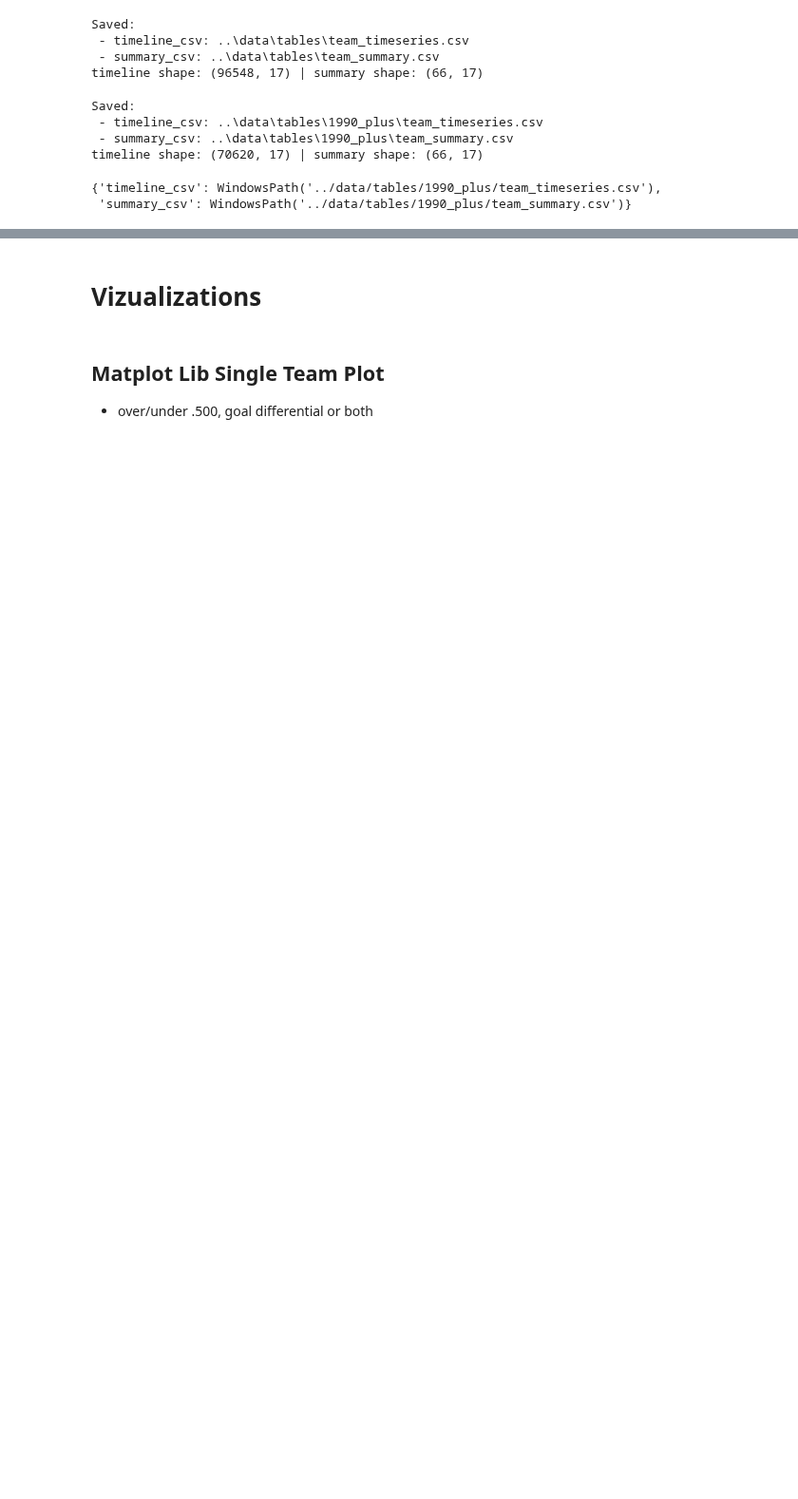
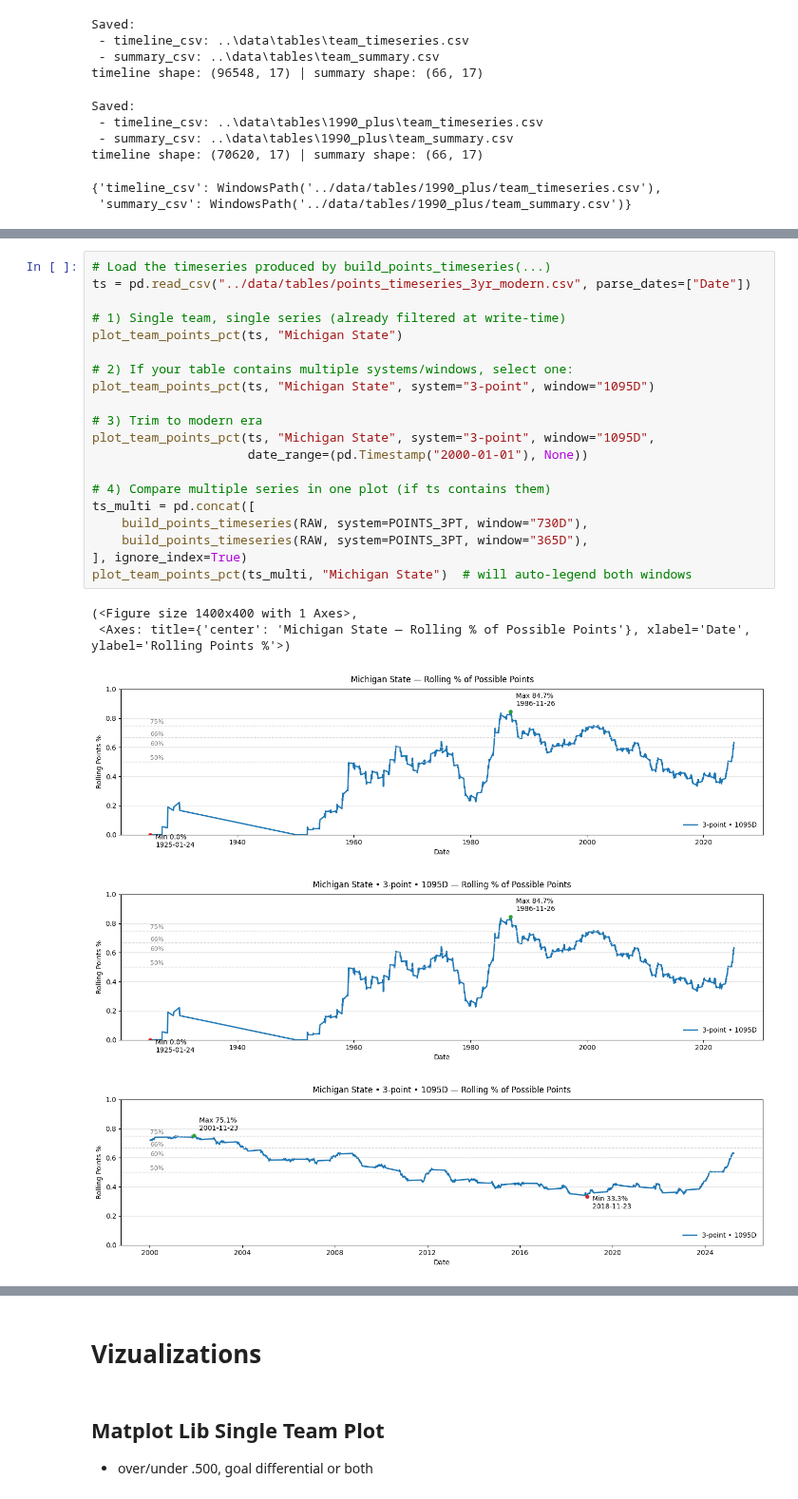
Before and after one commit to JSmith1826/college_hockey_2526, a Jupyter notebook: workbook/cumlative_all_time_records.ipynb, the cells around one changed output, grey strips where cells are left out. Shown at 95% size. Cells and saved outputs as stored; diff of their text form; blank space fills up the shorter version.

Commit message:
pre changes to changes to add rolling percentage portion

```diff
--- a/workbook/cumlative_all_time_records.ipynb
+++ b/workbook/cumlative_all_time_records.ipynb
@@ -440,0 +879,26 @@ timeline shape: (70620, 17) | summary shape: (66, 17)
+# %%
+# Load the timeseries produced by build_points_timeseries(...)
+ts = pd.read_csv("../data/tables/points_timeseries_3yr_modern.csv", parse_dates=["Date"])
+
+# 1) Single team, single series (already filtered at write-time)
+plot_team_points_pct(ts, "Michigan State")
+
+# 2) If your table contains multiple systems/windows, select one:
+plot_team_points_pct(ts, "Michigan State", system="3-point", window="1095D")
+
+# 3) Trim to modern era
+plot_team_points_pct(ts, "Michigan State", system="3-point", window="1095D",
+                     date_range=(pd.Timestamp("2000-01-01"), None))
+
+# 4) Compare multiple series in one plot (if ts contains them)
+ts_multi = pd.concat([
+    build_points_timeseries(RAW, system=POINTS_3PT, window="730D"),
+    build_points_timeseries(RAW, system=POINTS_3PT, window="365D"),
+], ignore_index=True)
+plot_team_points_pct(ts_multi, "Michigan State")  # will auto-legend both windows
+# %% [output]
+(<Figure size 1400x400 with 1 Axes>,
+ <Axes: title={'center': 'Michigan State — Rolling % of Possible Points'}, xlabel='Date', ylabel='Rolling Points %'>)
+[figure, added]
+[figure, added]
+[figure, added]
```
Also changed, not shown: parts of 9 cells of this notebook, 5 other files.
